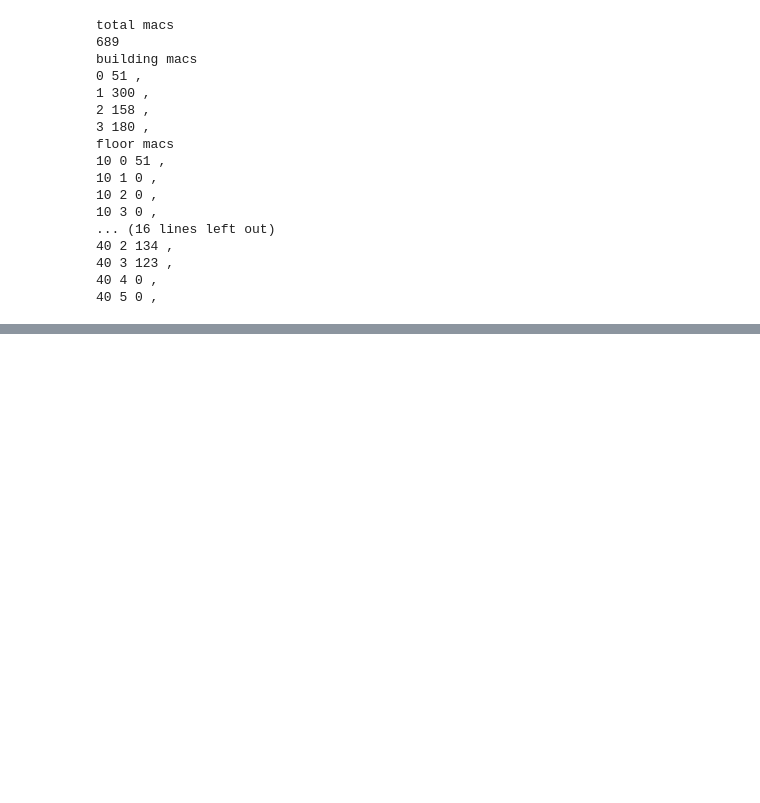
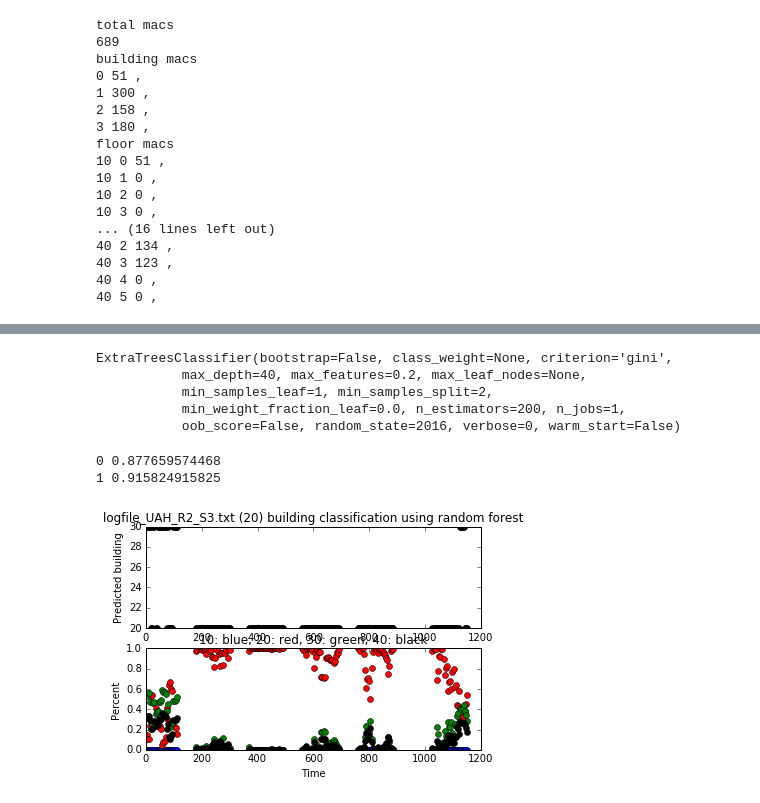
Before and after one commit to yairbeer/lis2016, a Jupyter notebook: train-heir-II.ipynb, the cells around one changed output, grey strips where cells are left out. Saved outputs shown, nothing was run; the diff lists cells and outputs as text; code cells hidden in the pictures; blank space fills up the shorter version.

Commit message:
train heirarcial

```diff
--- a/train-heir-II.ipynb
+++ b/train-heir-II.ipynb
@@ -356,0 +409,56 @@ for i in range(len(wifi_dummy)):
+# %%
+# Train building on Random Forest using WiFi fingerprinting
+from sklearn.ensemble import ExtraTreesClassifier
+train_build = train_wifi.iloc[:, :-4]
+train_build_results = train_wifi['POSI_building']
+
+rfc = ExtraTreesClassifier(n_estimators=200, max_depth=40 ,max_features=0.2, random_state=2016)
+rfc.fit(train_build.values, train_build_results.values)
+# %% [output]
+ExtraTreesClassifier(bootstrap=False, class_weight=None, criterion='gini',
+           max_depth=40, max_features=0.2, max_leaf_nodes=None,
+           min_samples_leaf=1, min_samples_split=2,
+           min_weight_fraction_leaf=0.0, n_estimators=200, n_jobs=1,
+           oob_score=False, random_state=2016, verbose=0, warm_start=False)
+# %%
+# Create test routes
+test_build = []
+test_build_results = []
+for i in range(len(wifi_dummy_total)):
+    for j in range(len(wifi_dummy_total[i])):
+        if route_numbering[i][j] == test_route:
+            test_build.append(wifi_dummy_total[i][j].iloc[:, :-4])
+            test_build_results.append(wifi_dummy_total[i][j]['POSI_building'])
+# %%
+# Check RF algorithm. Predict for all the test data
+predicted_build = []
+predicted_build_proba = []
+for i in range(len(test_routes)):
+    predicted_build.append(rfc.predict(test_build[i].values))
+    predicted_build_proba.append(rfc.predict_proba(test_build[i].values))
+    print(i, np.sum(predicted_build[i] == test_build_results[i].values) / test_build_results[i].shape[0])
+# %% [output]
+0 0.877659574468
+1 0.915824915825
+# %%
+%matplotlib inline
+import matplotlib.pyplot as plt
+# Plot results
+plt.figure(1)
+plt.subplot(211)
+plt.title('logfile_UAH_R2_S3.txt (20) building classification using random forest')
+plt.plot(test_build[0].index.values, test_build_results[0].values, 'b',
+         test_build[0].index.values, predicted_build[0], 'ko')
+plt.xlabel('Time')
+plt.ylabel('Predicted building')
+plt.subplot(212)
+plt.plot(test_build[0].index.values, predicted_build_proba[0][:, 0], 'bo',
+         test_build[0].index.values, predicted_build_proba[0][:, 1], 'ro',
+         test_build[0].index.values, predicted_build_proba[0][:, 2], 'go',
+         test_build[0].index.values, predicted_build_proba[0][:, 3], 'ko')
+plt.xlabel('Time')
+plt.ylabel('Percent')
+plt.title('10: blue, 20: red, 30: green, 40: black')
+plt.show()
+# %% [output]
+[figure, added]
```
Also changed, not shown: parts of 5 cells of this notebook, 3 other files.
